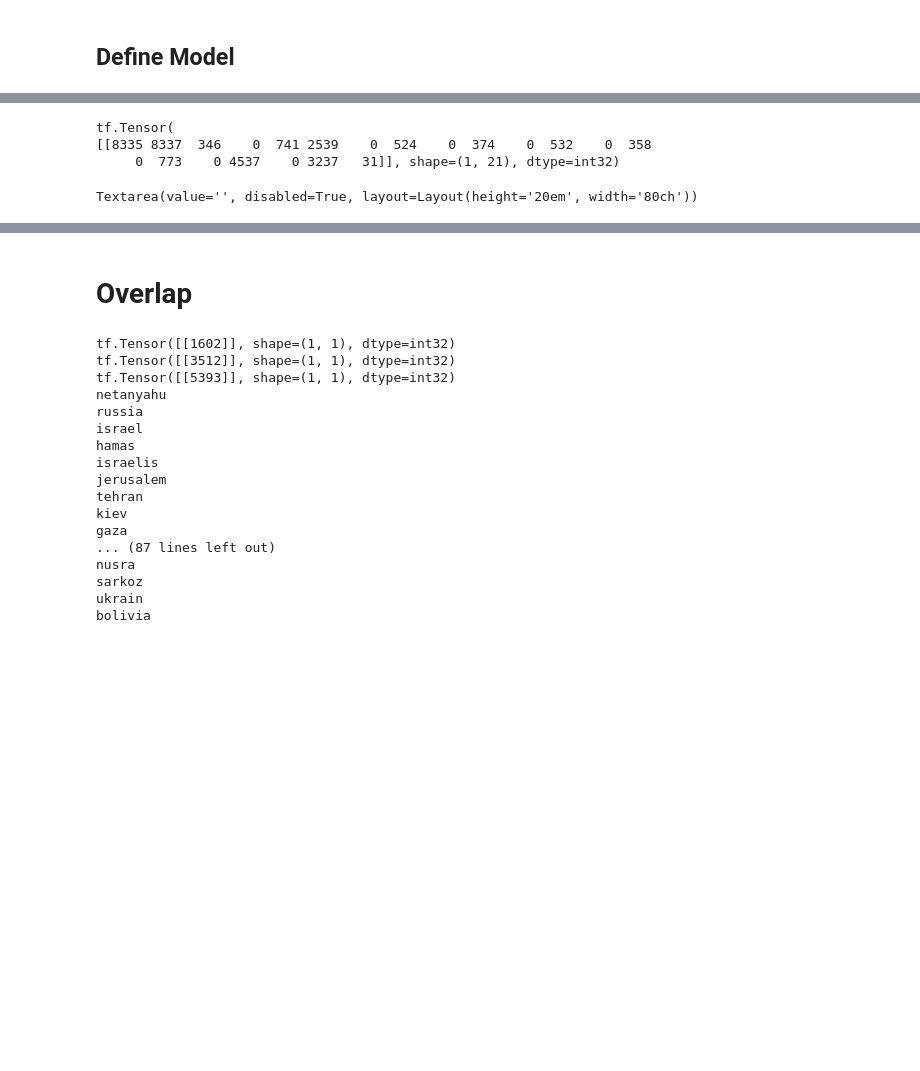
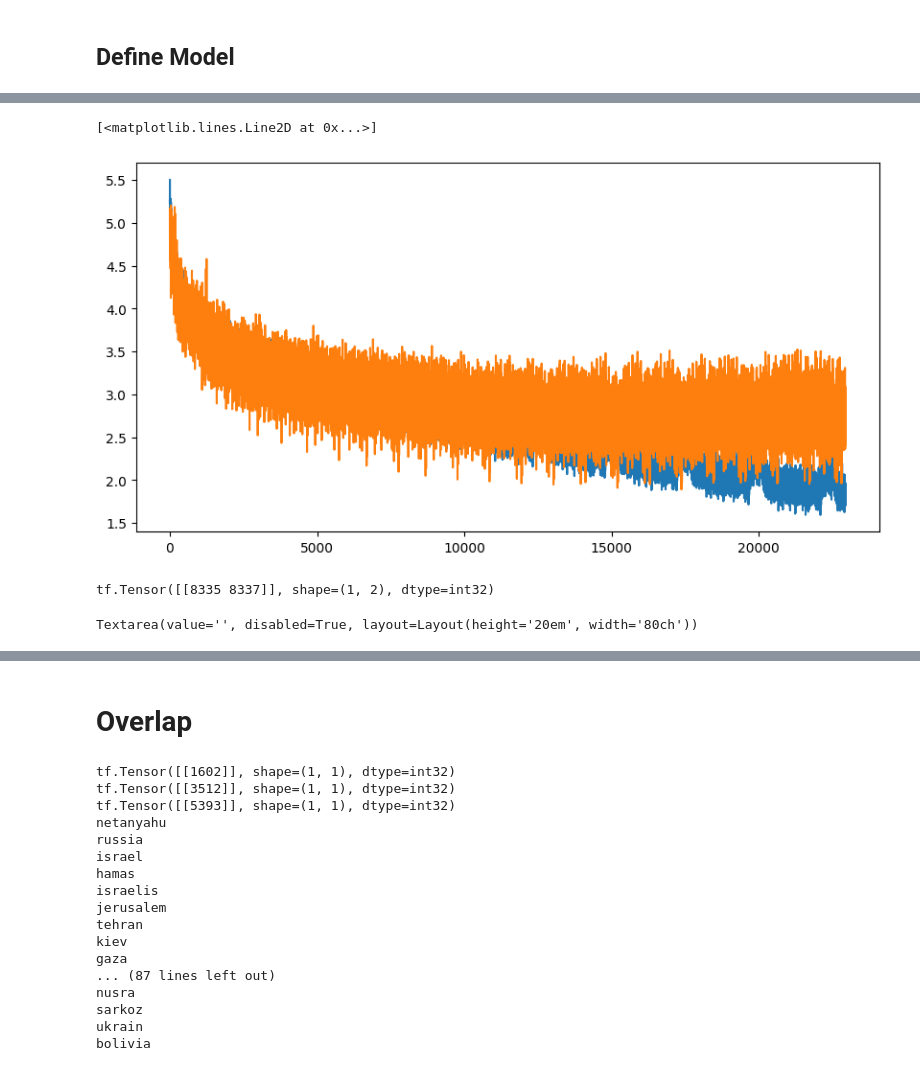
Before and after one commit to KristianWold/llm-basics, a Jupyter notebook: QA_transformer.ipynb, the cells around one changed output, grey strips where cells are left out. Saved outputs shown, nothing was run; the diff lists cells and outputs as text; code cells hidden in the pictures; blank space fills up the shorter version.

```diff
--- a/QA_transformer.ipynb
+++ b/QA_transformer.ipynb
@@ -66,2 +43,28 @@ ds_test = chunk_and_batch(test_corpus, chunk_size=max_seq_len, batch_size=8, rep
+# %%
+max_seq_len = 64
+
+output_signature = tf.TensorSpec(shape=(None,), dtype=tf.int32)
+
+train = iter(train_list)
+test = iter(test_list)
+
+def truncate(seq):
+    return seq[:max_seq_len]
+
+value = tokenizer.token_to_idx["<pad>"]
+
+ds_train = tf.data.Dataset.from_generator(
+    lambda: iter(train_list),         # ← returns a brand-new iterator each epoch
+    output_signature=output_signature
+).map(truncate) \
+ .padded_batch(32, padded_shapes=[max_seq_len], padding_values=value) \
+ .repeat()   # now truly infinite
+
+ds_test = tf.data.Dataset.from_generator(
+    lambda: iter(test_list),         # ← returns a brand-new iterator each epoch
+    output_signature=output_signature
+).map(truncate) \
+ .padded_batch(8, padded_shapes=[max_seq_len], padding_values=value) \
+ .repeat()   # now truly infinite
 # %% [markdown]
 ## Define Model
@@ -116,13 +87,12 @@ lr_schedule = WarmUpThenDecay(
 np.random.seed(42)
 tf.random.set_seed(42)
 
-max_seq_len = 128
-embed_dim = 512
-tf_blocks = 8
-heads = 8
+embed_dim = 700
+tf_blocks = 10
+heads = 10
 ff_dim = 4*embed_dim
 weight_decay = 0.01
-dropout = 0.05
+dropout = 0.1
 
 unembed_dims = []
 
@@ -133,6 +103,7 @@ model = Transformer(vocab_size=tokenizer.vocab_size,
                     heads=heads,
                     ff_dim = ff_dim,
                     unembed_dims=unembed_dims,
+                    tokenizer=tokenizer,
                     lr=lr_schedule,
                     wd = weight_decay,
                     dropout=dropout,
@@ -141,7 +112,7 @@ model = Transformer(vocab_size=tokenizer.vocab_size,
 losses_train = []
 losses_test = []
 # %%
-name = "model_qa_8k"
+name = "model_qa_8k_padding"
 
 ckpt = tf.train.Checkpoint(
     optimizer=model.opt,
@@ -226,9 +198,16 @@ KeyboardInterrupt:
+# %%
+plt.figure(figsize=(10, 5))
+plt.plot(losses_train[100:], label="Train Loss")
+plt.plot(losses_test[100:], label="Test Loss")
+# %% [output]
+[<matplotlib.lines.Line2D at 0x...>]
+[figure, added]
 # %%
-text = "What consoles can be used to play Twilight Princess?"
+text = ""
 text = text.lower()
 sos = tf.convert_to_tensor([[tokenizer.token_to_idx["<s>"]]])
 q = tf.convert_to_tensor([[tokenizer.token_to_idx["<q>"]]])
-indices = tf.cast(tokenizer.tokenize(text), tf.int32)
+indices = tf.cast(tokenizer.encode(text), tf.int32)
 indices = tf.concat([sos, q, indices], axis=1)
 print(indices)
 
@@ -237,7 +216,7 @@ import textwrap
 import ipywidgets as widgets
 from IPython.display import display
 
-T = 0.2
+T = 0.5
 #tf.random.set_seed(43)
 wrapper = textwrap.TextWrapper(width=80)
 
@@ -259,7 +238,7 @@ for i in range(512):
 
     text_pred = (
         tokenizer
-        .detokenize(indices)
+        .decode(indices)
         .numpy()[0]
         .decode('utf-8')
         .replace("\n", " ")
@@ -269,9 +248,7 @@ for i in range(512):
     if idx[0, 0] == tokenizer.token_to_idx["</s>"]:
         break
 # %% [output]
-tf.Tensor(
-[[8335 8337  346    0  741 2539    0  524    0  374    0  532    0  358
-     0  773    0 4537    0 3237   31]], shape=(1, 21), dtype=int32)
+tf.Tensor([[8335 8337]], shape=(1, 2), dtype=int32)
 Textarea(value='', disabled=True, layout=Layout(height='20em', width='80ch'))
 # %%
 from sklearn.cluster import KMeans
```
Also changed, not shown: parts of 12 cells of this notebook, 6 other files.
